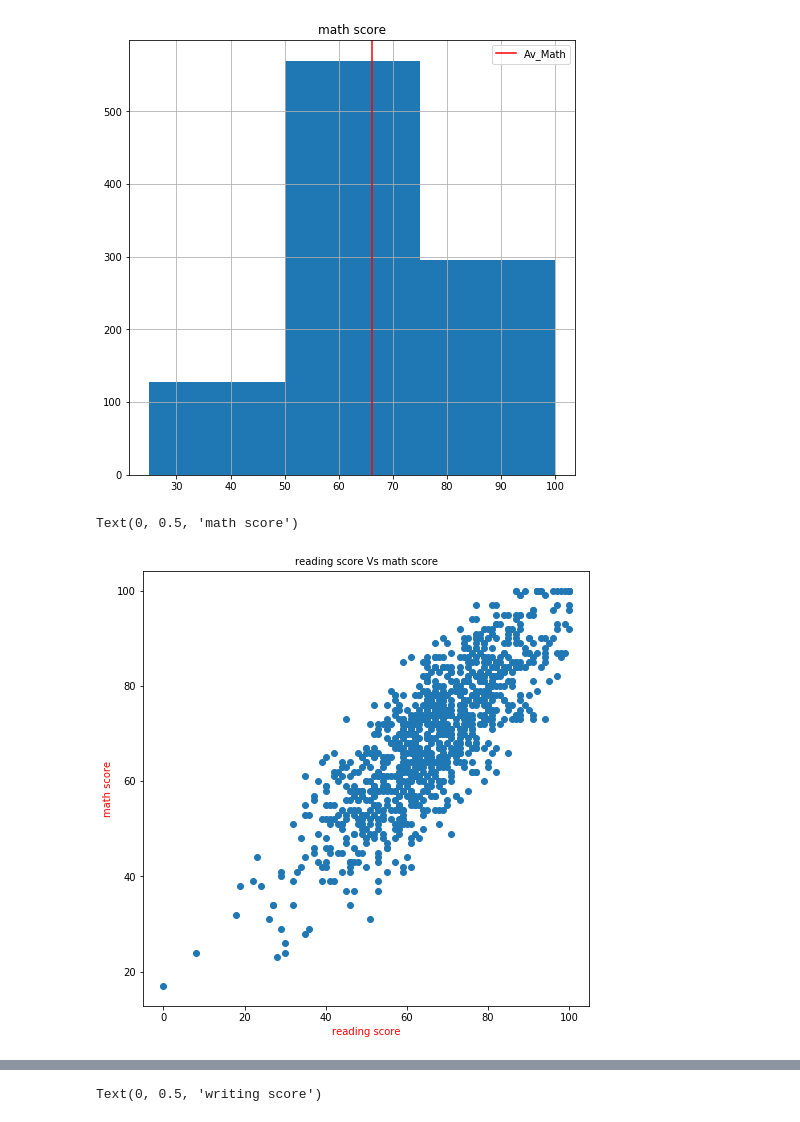
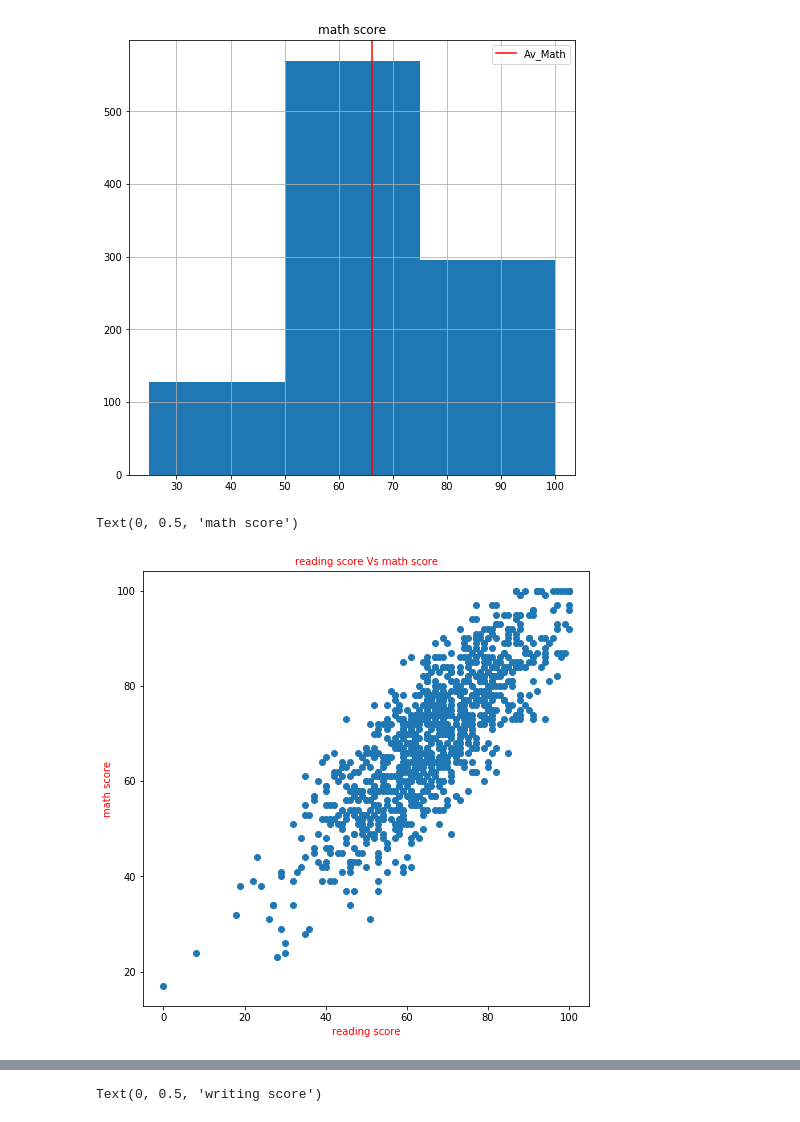
Before and after one commit to Tekum21/DATA690-WANG, a Jupyter notebook: Individual Project/Individual Project.ipynb, the cells around one changed output, grey strips where cells are left out. Saved outputs shown, nothing was run; the diff lists cells and outputs as text; code cells hidden in the pictures.

```diff
--- a/Individual Project/Individual Project.ipynb
+++ b/Individual Project/Individual Project.ipynb
@@ -11,7 +11,7 @@ import warnings
 warnings.filterwarnings('ignore')
 # %%
 #Step2:Importing our dataset in the form of a csv file.
-df=pd.read_csv("Student-Performance.csv")
+df=pd.read_csv("Students-Performance.csv")
 # %%
 #Step3: We read all the headings in our dataset.
 df.columns
@@ -112,13 +112,13 @@ plt.show()
 # %%
 #Displaying a scatter plot for math and reading scores.
 fig, ax = plt.subplots(figsize=(8,8))
 ax.scatter(df['math score'],df['reading score'])
-ax.set_title('reading score Vs math score', fontsize=10)
+ax.set_title('reading score Vs math score', fontsize=10,color="red")
 ax.set_xlabel('reading score', fontsize=10,color='red')
 ax.set_ylabel('math score', fontsize=10,color='red')
 # %% [output]
 Text(0, 0.5, 'math score')
-[figure, old version]
+[figure, new version]
 # %%
 #Displaying a scatter plot of reading and writing scores.
 fig, ax=plt.subplots(figsize=(8,8))
```
Also changed, not shown: parts of 11 cells of this notebook.
